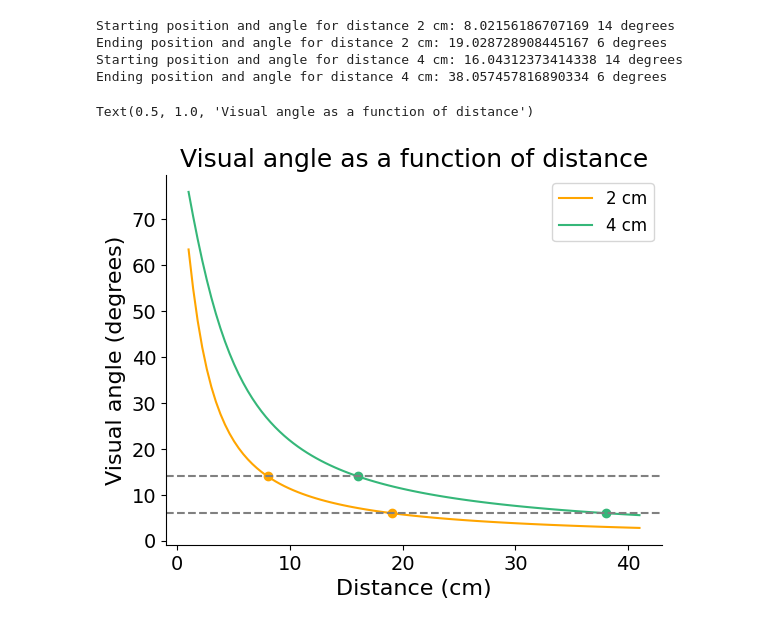
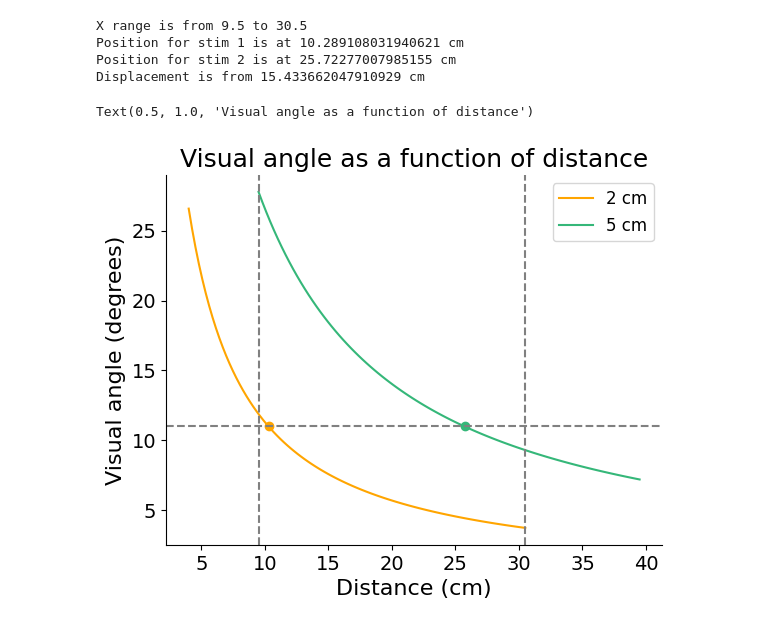
Before and after one commit to s-acosta/distance-project, a Jupyter notebook: calibration-notebooks/distance-size-computations.ipynb, the cells around one changed output. Drawn from its saved outputs; the diff is of its cells as text; code cells hidden in the pictures.

```diff
--- a/calibration-notebooks/distance-size-computations.ipynb
+++ b/calibration-notebooks/distance-size-computations.ipynb
@@ -19,40 +19,43 @@ names = ['1', '2', '3', '4', 'control']
 # %%
 def angle_to_pos(angle, h):
     return h/np.tan(np.radians(angle))
 def pos_to_angle(pos, h):
     return np.degrees(np.arctan(h/pos))
 
-y = [2, 4]        # radius, not diameter
-target_size = 10     # this is for half the stimuli
-delta_size = 4
+y = [2, 5]        # radius, not diameter
+target_size = 11    # this is for half the stimul
 
-x = np.linspace(1, 41, 100)
+x1 = np.linspace(4, 30.5, 100)
+x2 = np.linspace(9.5, 39.5, 100)
+
+# set the max of the minims of x1 and x2
+min_x = max(min(x1), min(x2))
+max_x = min(max(x1), max(x2))
+
+print('X range is from', min_x, 'to', max_x)
+print('Position for stim 1 is at', angle_to_pos(target_size, y[0]), 'cm')
+print('Position for stim 2 is at', angle_to_pos(target_size, y[1]), 'cm')
+print('Displacement is from', angle_to_pos(target_size, y[1])-angle_to_pos(target_size, y[0]), 'cm')
+
+alpha_1 = pos_to_angle(x1, y[0])
+alpha_2 = pos_to_angle(x2, y[1])
 
 plt.figure()
-
-target_position = []
-alpha = []
-for i in range(len(y)):
-    alpha.append(pos_to_angle(x, y[i]))
-    target_position.append(angle_to_pos(target_size, y[i]))
-    plt.plot(x, alpha[i], color=colors[i], label=str(y[i]) + ' cm')
-
-    plt.scatter(angle_to_pos(target_size + delta_size, y[i]), target_size + delta_size, color=colors[i])
-    print('Starting position and angle for distance', y[i], 'cm:', angle_to_pos(target_size + delta_size, y[i]), target_size + delta_size, 'degrees')
-    print('Ending position and angle for distance', y[i], 'cm:', angle_to_pos(target_size - delta_size, y[i]), target_size - delta_size, 'degrees')
-    plt.scatter(angle_to_pos(target_size - delta_size, y[i]), target_size - delta_size, color=colors[i])
-
-# start of distance one
-plt.axhline(y=target_size+delta_size, color='gray', linestyle='--')
-plt.axhline(y=target_size-delta_size, color='gray', linestyle='--')
-plt.xlabel('Distance (cm)', fontsize=16)
-plt.ylabel('Visual angle (degrees)', fontsize=16)
+plt.plot(x1, alpha_1, color='orange', label='2 cm')
+plt.plot(x2, alpha_2, color='#35b779', label='5 cm')
+plt.scatter(angle_to_pos(target_size, y[0]), target_size, color='orange')
+plt.scatter(angle_to_pos(target_size, y[1]), target_size, color='#35b779')
+plt.axhline(y=target_size, color='gray', linestyle='--')
+plt.axvline(min_x, color='gray', linestyle='--')
+plt.axvline(max_x, color='gray', linestyle='--')
+plt.xlabel('Distance (cm)')
+plt.ylabel('Visual angle (degrees)')
 plt.legend()
 plt.title('Visual angle as a function of distance')
 # %% [output]
-Starting position and angle for distance 2 cm: 8.02156186707169 14 degrees
-Ending position and angle for distance 2 cm: 19.028728908445167 6 degrees
-Starting position and angle for distance 4 cm: 16.04312373414338 14 degrees
-Ending position and angle for distance 4 cm: 38.057457816890334 6 degrees
+X range is from 9.5 to 30.5
+Position for stim 1 is at 10.289108031940621 cm
+Position for stim 2 is at 25.72277007985155 cm
+Displacement is from 15.433662047910929 cm
 Text(0.5, 1.0, 'Visual angle as a function of distance')
-[figure, old version]
+[figure, new version]
```
Also changed, not shown: 4 other files.
